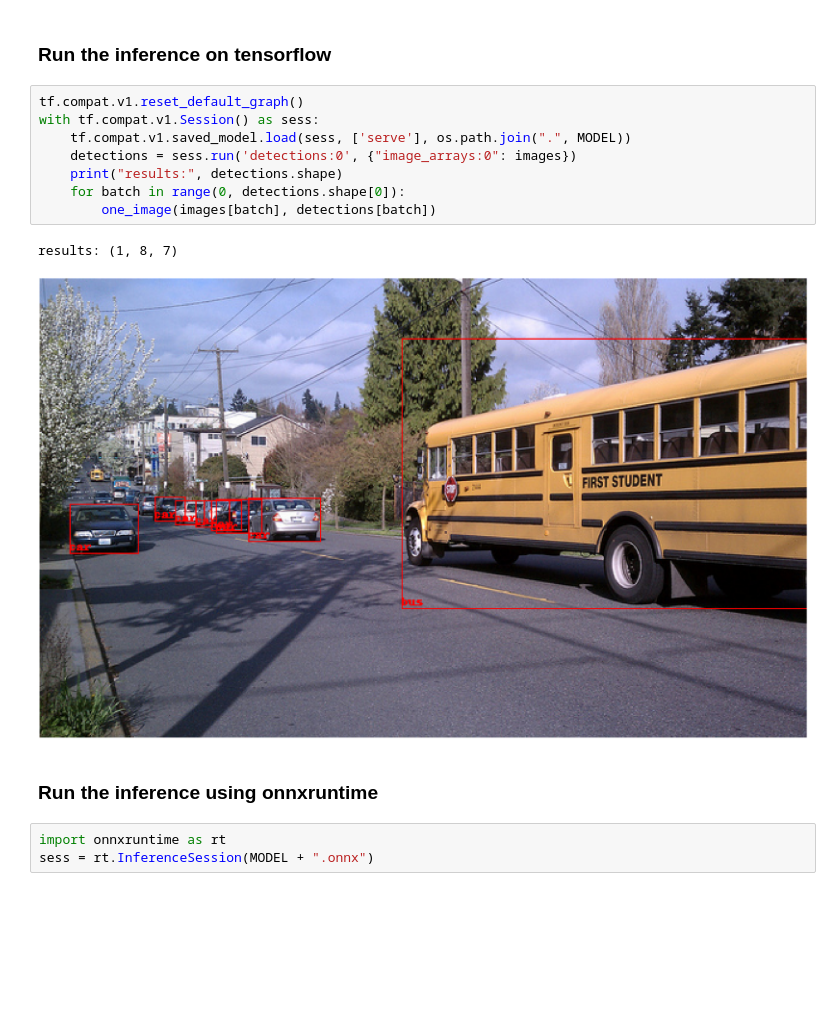
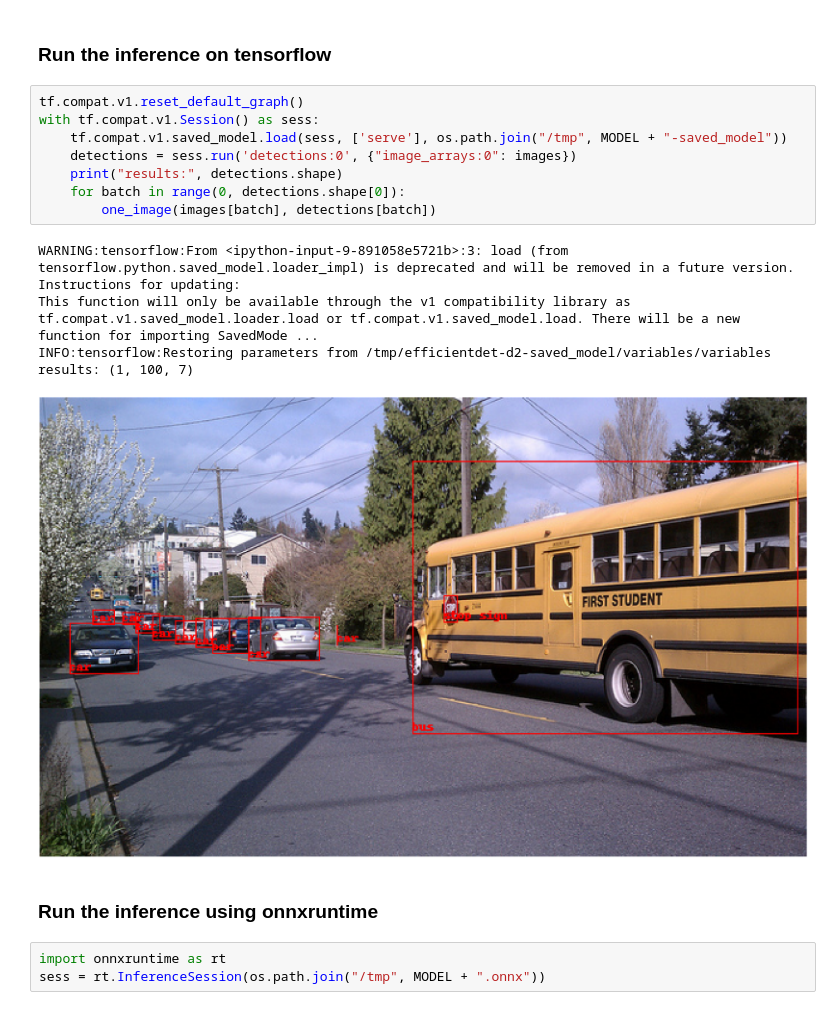
Before and after one commit to onnx/tensorflow-onnx, a Jupyter notebook: tutorials/efficientdet.ipynb, the cells around one changed output. Saved outputs shown, nothing was run; the diff lists cells and outputs as text; blank space fills up the shorter version.

Commit message:
more complete nms support, fix efficientdet tutorial
Signed-off-by: guschmue <guschmue@microsoft.com>

```diff
--- a/tutorials/efficientdet.ipynb
+++ b/tutorials/efficientdet.ipynb
@@ -200,19 +157,23 @@ def one_image(img, predictions, min_score=0.2):
 # %%
 tf.compat.v1.reset_default_graph()
 with tf.compat.v1.Session() as sess:
-    tf.compat.v1.saved_model.load(sess, ['serve'], os.path.join(".", MODEL))
+    tf.compat.v1.saved_model.load(sess, ['serve'], os.path.join("/tmp", MODEL + "-saved_model"))
     detections = sess.run('detections:0', {"image_arrays:0": images})
     print("results:", detections.shape)
     for batch in range(0, detections.shape[0]):
         one_image(images[batch], detections[batch])
 # %% [output]
-results: (1, 8, 7)
+WARNING:tensorflow:From <ipython-input-9-891058e5721b>:3: load (from tensorflow.python.saved_model.loader_impl) is deprecated and will be removed in a future version.
+Instructions for updating:
+This function will only be available through the v1 compatibility library as tf.compat.v1.saved_model.loader.load or tf.compat.v1.saved_model.load. There will be a new function for importing SavedMode ...
+INFO:tensorflow:Restoring parameters from /tmp/efficientdet-d2-saved_model/variables/variables
+results: (1, 100, 7)
-[figure, old version]
+[figure, new version]
 # %% [markdown]
 ### Run the inference using onnxruntime
 # %%
 import onnxruntime as rt
-sess = rt.InferenceSession(MODEL + ".onnx")
+sess = rt.InferenceSession(os.path.join("/tmp", MODEL + ".onnx"))
 # %%
 detections = sess.run(['detections:0'], {"image_arrays:0": images})[0]
 print("results:", detections.shape)
```
Also changed, not shown: parts of 13 cells of this notebook, 2 other files.
